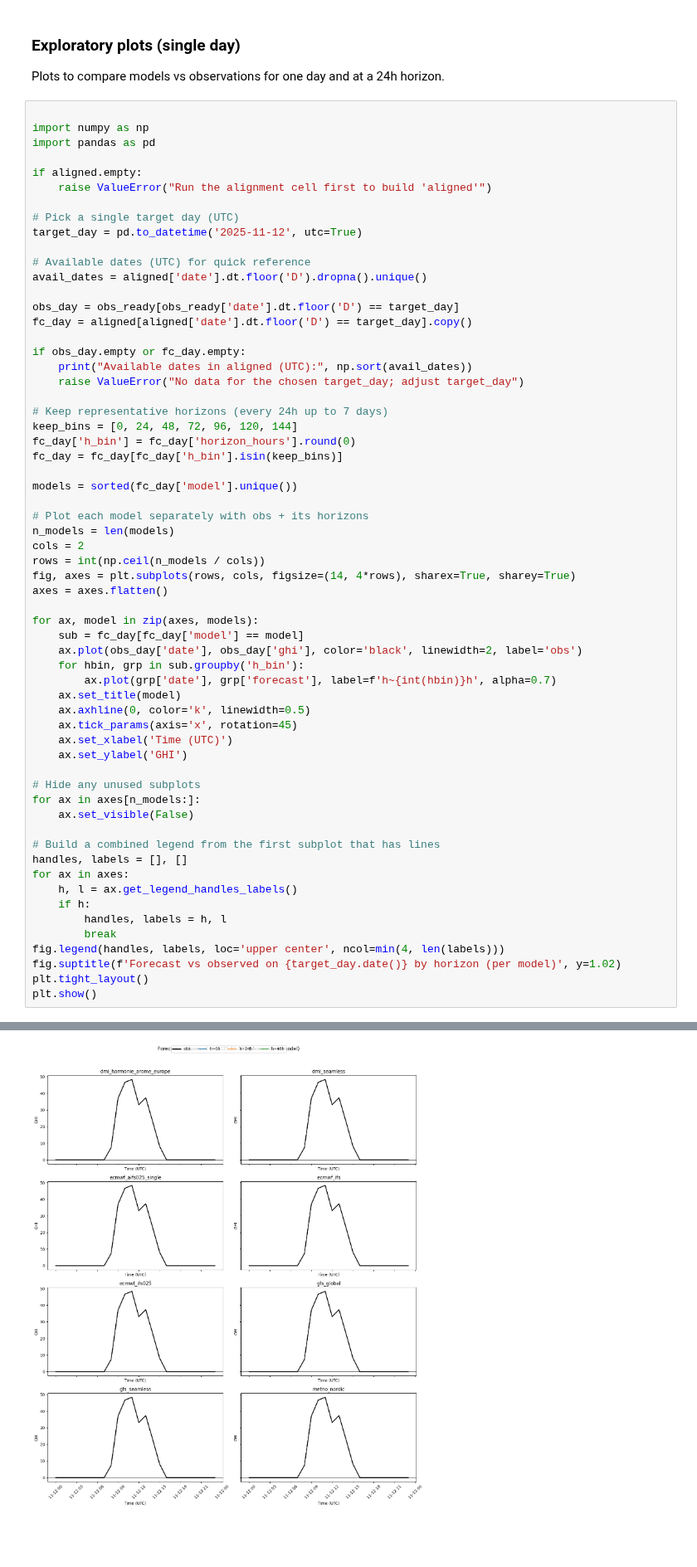
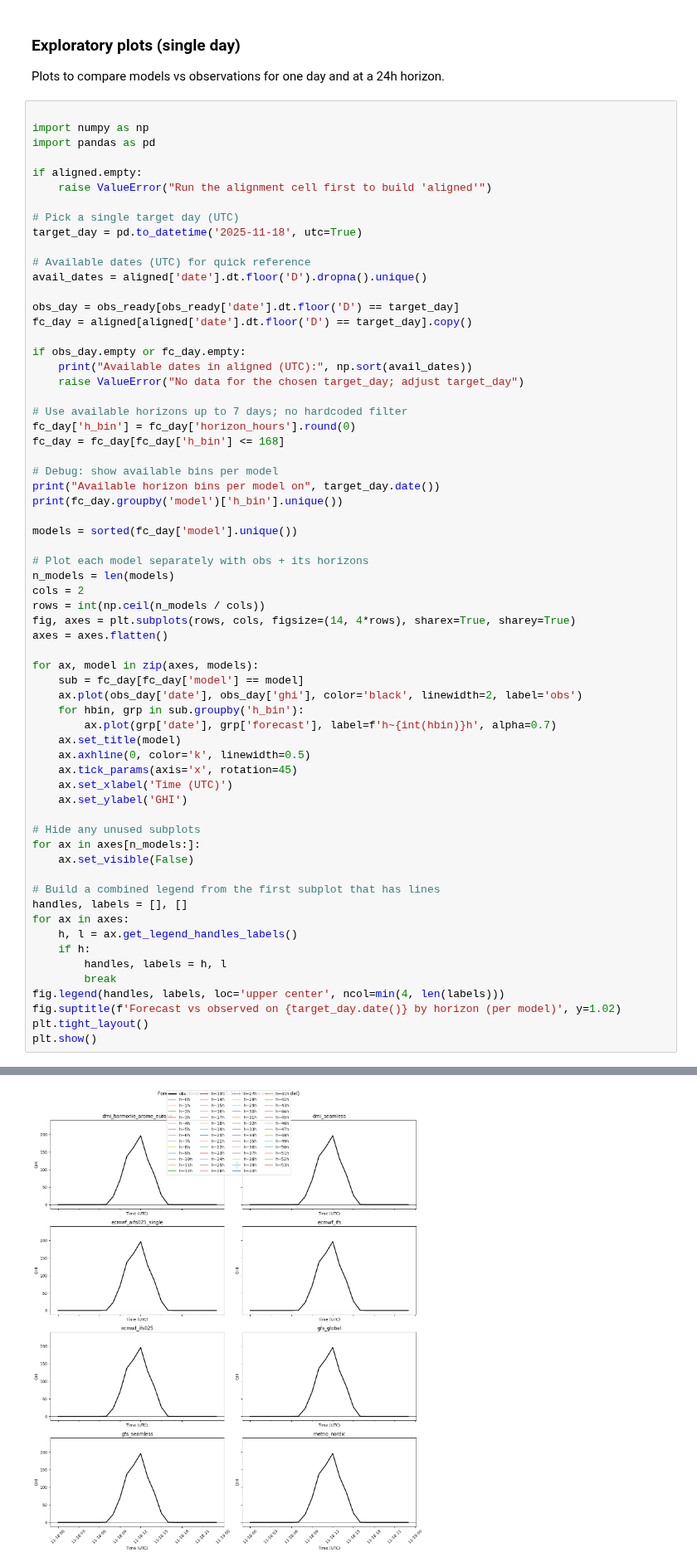
Before and after one commit to Louis2308/Solar-poster, a Jupyter notebook: Forcast_Comparison.ipynb, the cells around one changed output, grey strips where cells are left out. Shown at 83% size. Cells and saved outputs as stored; diff of their text form; blank space fills up the shorter version.

```diff
--- a/Forcast_Comparison.ipynb
+++ b/Forcast_Comparison.ipynb
@@ -212,7 +212,7 @@ if aligned.empty:
     raise ValueError("Run the alignment cell first to build 'aligned'")
 
 # Pick a single target day (UTC)
-target_day = pd.to_datetime('2025-11-12', utc=True)
+target_day = pd.to_datetime('2025-11-18', utc=True)
 
 # Available dates (UTC) for quick reference
 avail_dates = aligned['date'].dt.floor('D').dropna().unique()
@@ -224,10 +224,13 @@ if obs_day.empty or fc_day.empty:
     print("Available dates in aligned (UTC):", np.sort(avail_dates))
     raise ValueError("No data for the chosen target_day; adjust target_day")
 
-# Keep representative horizons (every 24h up to 7 days)
-keep_bins = [0, 24, 48, 72, 96, 120, 144]
+# Use available horizons up to 7 days; no hardcoded filter
 fc_day['h_bin'] = fc_day['horizon_hours'].round(0)
-fc_day = fc_day[fc_day['h_bin'].isin(keep_bins)]
+fc_day = fc_day[fc_day['h_bin'] <= 168]
+
+# Debug: show available bins per model
+print("Available horizon bins per model on", target_day.date())
+print(fc_day.groupby('model')['h_bin'].unique())
 
 models = sorted(fc_day['model'].unique())
 
@@ -268,4 +282,4 @@ plt.show()
-[figure, old version]
+[figure, new version]
 # %% [markdown]
 
 ## 5) Error metrics by horizon
```
Also changed, not shown: parts of 1 cell of this notebook.
